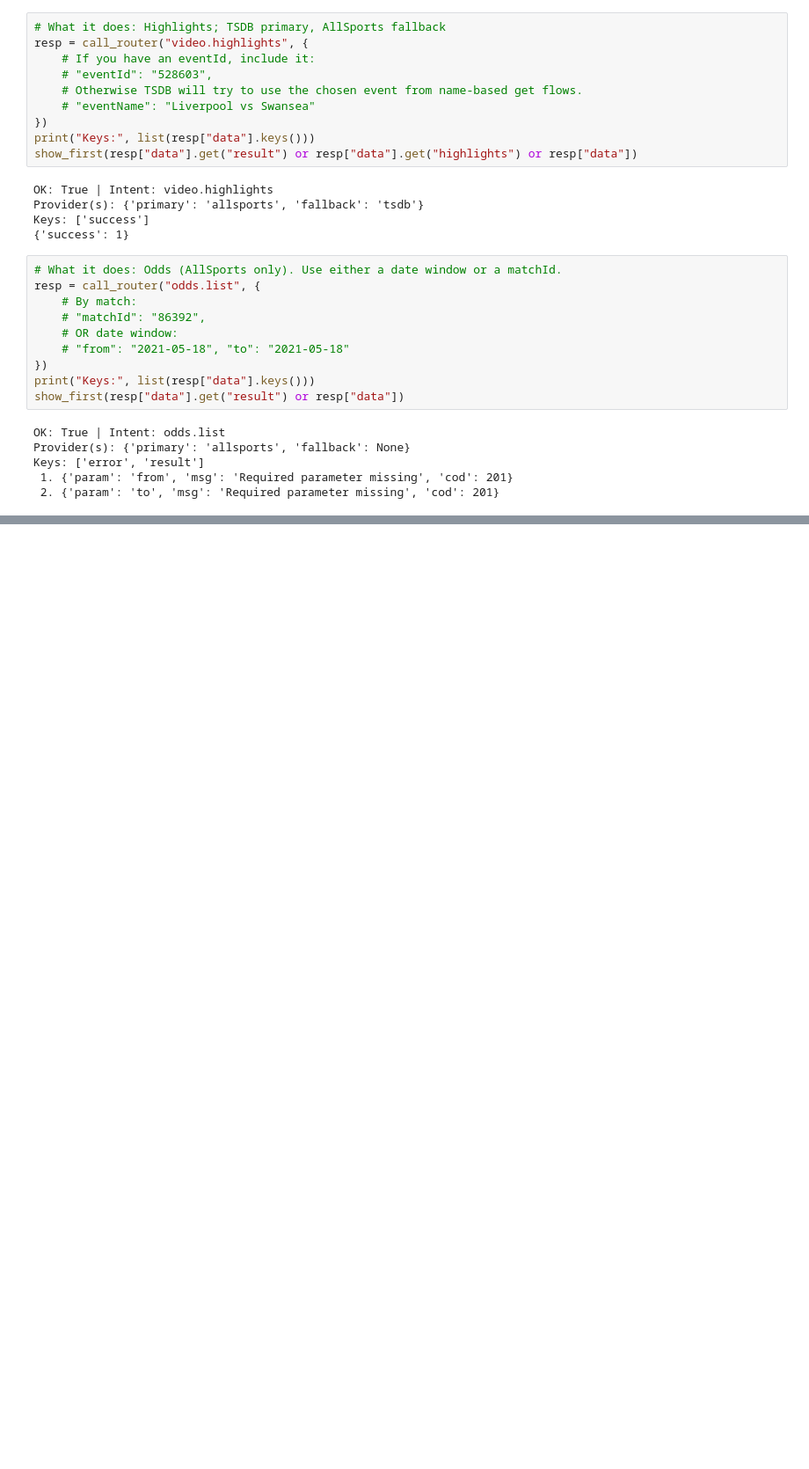
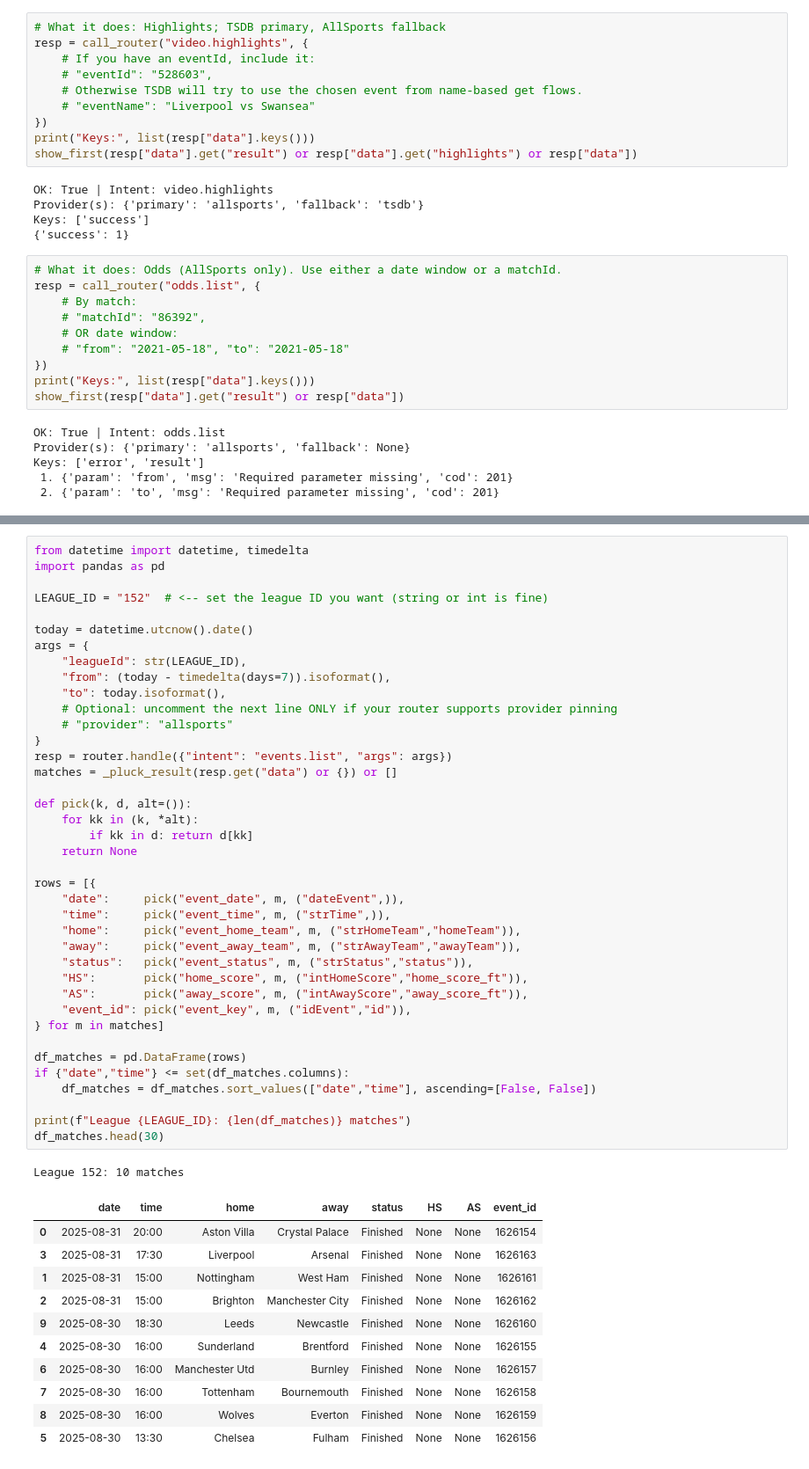
Before and after one commit to SYNCODE-SLIIT/Sports-Analysis, a Jupyter notebook: sports-ai/notebooks/AgentTest.ipynb, the cells around one changed output, grey strips where cells are left out. Shown at 88% size. Cells and saved outputs as stored; diff of their text form; blank space fills up the shorter version.

```diff
--- a/sports-ai/notebooks/AgentTest.ipynb
+++ b/sports-ai/notebooks/AgentTest.ipynb
@@ -335,0 +429,52 @@ Keys: ['error', 'result']
+# %%
+from datetime import datetime, timedelta
+import pandas as pd
+
+LEAGUE_ID = "152"  # <-- set the league ID you want (string or int is fine)
+
+today = datetime.utcnow().date()
+args = {
+    "leagueId": str(LEAGUE_ID),
+    "from": (today - timedelta(days=7)).isoformat(),
+    "to": today.isoformat(),
+    # Optional: uncomment the next line ONLY if your router supports provider pinning
+    # "provider": "allsports"
+}
+resp = router.handle({"intent": "events.list", "args": args})
+matches = _pluck_result(resp.get("data") or {}) or []
+
+def pick(k, d, alt=()):
+    for kk in (k, *alt):
+        if kk in d: return d[kk]
+    return None
+
+rows = [{
+    "date":     pick("event_date", m, ("dateEvent",)),
+    "time":     pick("event_time", m, ("strTime",)),
+    "home":     pick("event_home_team", m, ("strHomeTeam","homeTeam")),
+    "away":     pick("event_away_team", m, ("strAwayTeam","awayTeam")),
+    "status":   pick("event_status", m, ("strStatus","status")),
+    "HS":       pick("home_score", m, ("intHomeScore","home_score_ft")),
+    "AS":       pick("away_score", m, ("intAwayScore","away_score_ft")),
+    "event_id": pick("event_key", m, ("idEvent","id")),
+} for m in matches]
+
+df_matches = pd.DataFrame(rows)
+if {"date","time"} <= set(df_matches.columns):
+    df_matches = df_matches.sort_values(["date","time"], ascending=[False, False])
+
+print(f"League {LEAGUE_ID}: {len(df_matches)} matches")
+df_matches.head(30)
+# %% [output]
+League 152: 10 matches
+|  | date | time | home | away | status | HS | AS | event_id |
+| 0 | 2025-08-31 | 20:00 | Aston Villa | Crystal Palace | Finished | None | None | 1626154 |
+| 3 | 2025-08-31 | 17:30 | Liverpool | Arsenal | Finished | None | None | 1626163 |
+| 1 | 2025-08-31 | 15:00 | Nottingham | West Ham | Finished | None | None | 1626161 |
+| 2 | 2025-08-31 | 15:00 | Brighton | Manchester City | Finished | None | None | 1626162 |
+| 9 | 2025-08-30 | 18:30 | Leeds | Newcastle | Finished | None | None | 1626160 |
+| 4 | 2025-08-30 | 16:00 | Sunderland | Brentford | Finished | None | None | 1626155 |
+| 6 | 2025-08-30 | 16:00 | Manchester Utd | Burnley | Finished | None | None | 1626157 |
+| 7 | 2025-08-30 | 16:00 | Tottenham | Bournemouth | Finished | None | None | 1626158 |
+| 8 | 2025-08-30 | 16:00 | Wolves | Everton | Finished | None | None | 1626159 |
+| 5 | 2025-08-30 | 13:30 | Chelsea | Fulham | Finished | None | None | 1626156 |
```
Also changed, not shown: parts of 3 cells of this notebook, 3 other files.
